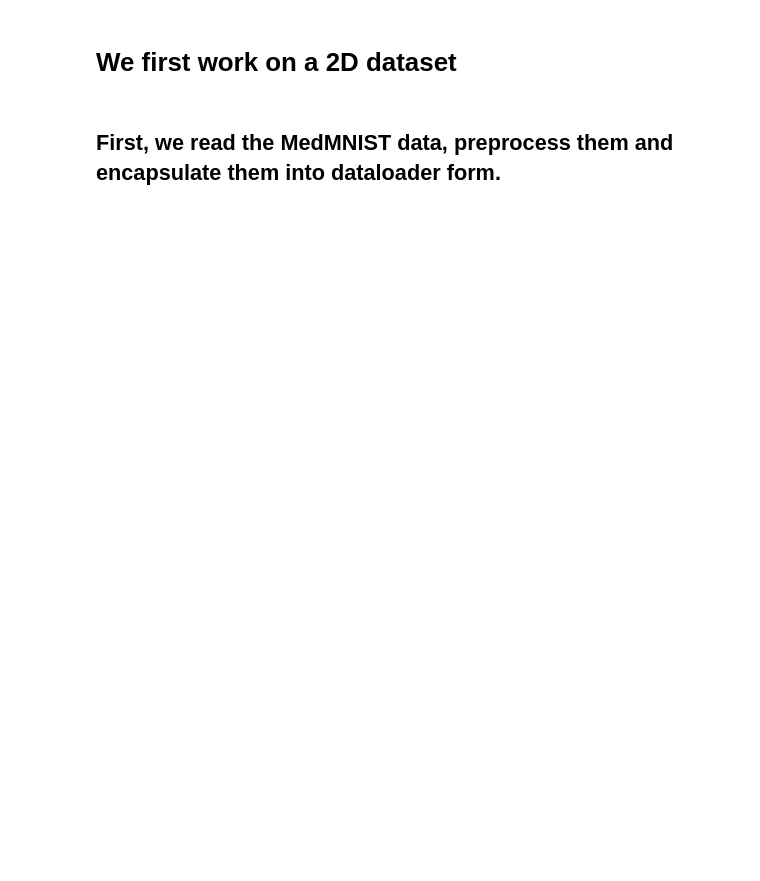
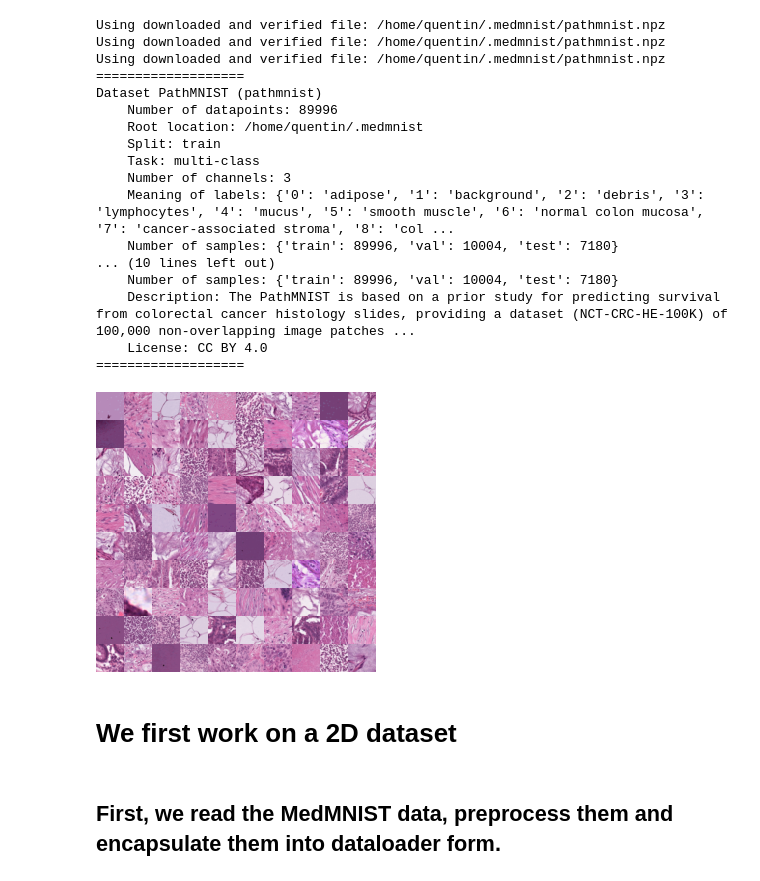
Before and after one commit to qlero/medical_data_augmentation, a Jupyter notebook: getting_started.ipynb, the cells around one changed output. Saved outputs shown, nothing was run; the diff lists cells and outputs as text; code cells hidden in the pictures; blank space fills up the shorter version.

Commit message:
scripts: dataloader v1 done

```diff
--- a/getting_started.ipynb
+++ b/getting_started.ipynb
@@ -15,0 +25,28 @@ MedMNIST v2.0.2 @ https://github.com/MedMNIST/MedMNIST/
+# %%
+from python_scripts.data import retrieve_flag_info, create_data_loaders
+
+data_flags = ["pathmnist", "dermamnist", "octmnist", "pneumoniamnist",
+              "breastmnist", "organamnist", "organcmnist", "organsmnist"]
+
+info_flags = {flag:retrieve_flag_info(flag) for flag in data_flags}
+# %%
+loaders = create_data_loaders(info_flags["pathmnist"][4])
+# %% [output]
+Using downloaded and verified file: /home/quentin/.medmnist/pathmnist.npz
+Using downloaded and verified file: /home/quentin/.medmnist/pathmnist.npz
+Using downloaded and verified file: /home/quentin/.medmnist/pathmnist.npz
+===================
+Dataset PathMNIST (pathmnist)
+    Number of datapoints: 89996
+    Root location: /home/quentin/.medmnist
+    Split: train
+    Task: multi-class
+    Number of channels: 3
+    Meaning of labels: {'0': 'adipose', '1': 'background', '2': 'debris', '3': 'lymphocytes', '4': 'mucus', '5': 'smooth muscle', '6': 'normal colon mucosa', '7': 'cancer-associated stroma', '8': 'col ...
+    Number of samples: {'train': 89996, 'val': 10004, 'test': 7180}
+... (10 lines left out)
+    Number of samples: {'train': 89996, 'val': 10004, 'test': 7180}
+    Description: The PathMNIST is based on a prior study for predicting survival from colorectal cancer histology slides, providing a dataset (NCT-CRC-HE-100K) of 100,000 non-overlapping image patches ...
+    License: CC BY 4.0
+===================
+[figure, added]
```
Also changed, not shown: parts of 14 cells of this notebook, 4 other files.
